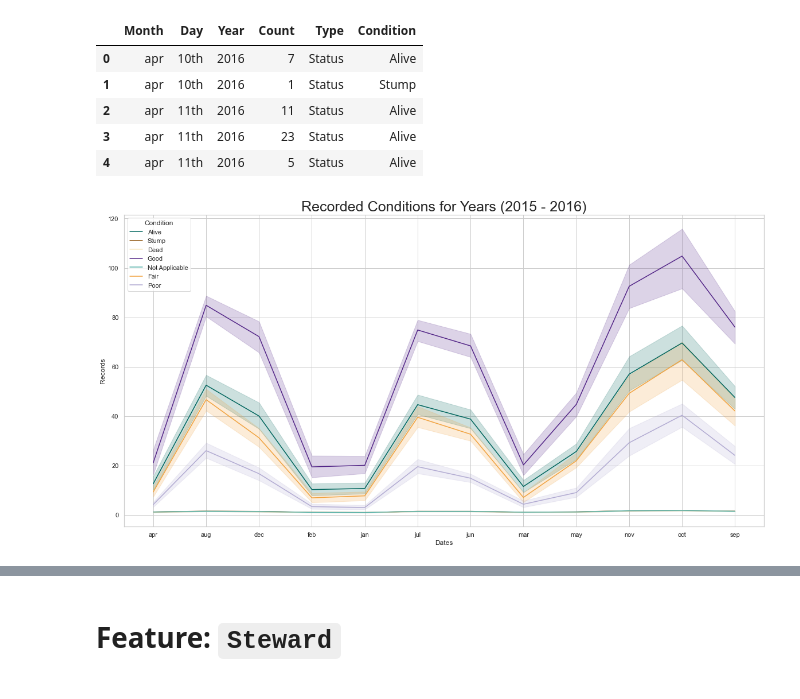
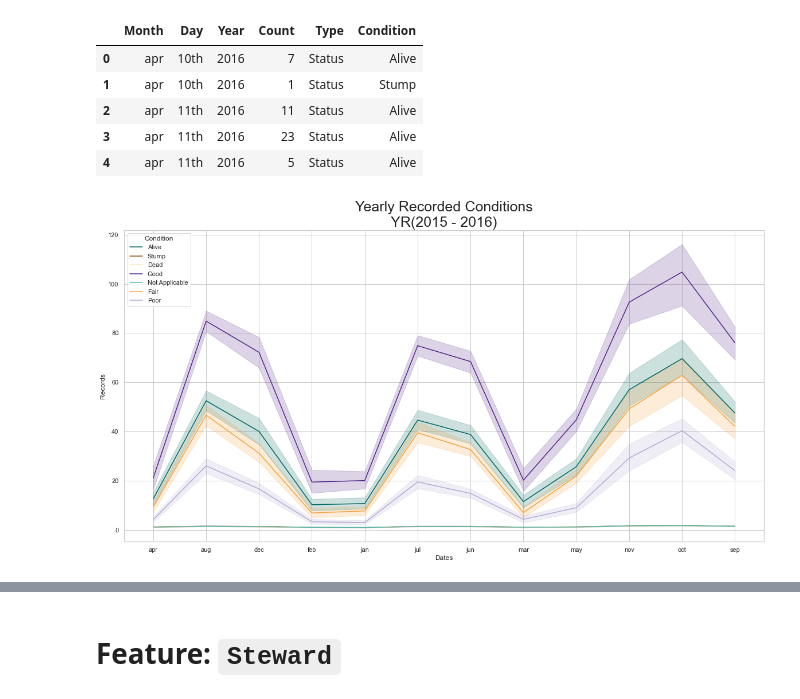
Before and after one commit to MarcellaHarr/ny_street-trees_2015, a Jupyter notebook: exploration-ny-street-trees.ipynb, the cells around one changed output, grey strips where cells are left out. Saved outputs shown, nothing was run; the diff lists cells and outputs as text; code cells hidden in the pictures.

```diff
--- a/exploration-ny-street-trees.ipynb
+++ b/exploration-ny-street-trees.ipynb
@@ -1433,14 +1548,23 @@ subsetFeats1.head()
 # %%
 # Calculate a mediam column of the counts per month/day/yr
 
-monthlyMed = subsetFeats1.groupby('Month')['Count'].median()
-subsetFeats1['Median_mth'] = subsetFeats1['Month'].map(monthlyMed)
+monthlyMed = subsetFeats1\
+                .groupby('Month')['Count']\
+                .median()
+subsetFeats1['Median_mth'] = subsetFeats1['Month']\
+                                         .map(monthlyMed)
 
-dailyMed = subsetFeats1.groupby('Day')['Count'].median()
-subsetFeats1['Median_day'] = subsetFeats1['Day'].map(dailyMed)
+dailyMed = subsetFeats1\
+                .groupby('Day')['Count']\
+                .median()
+subsetFeats1['Median_day'] = subsetFeats1['Day']\
+                                         .map(dailyMed)
 
-yearlyMed = subsetFeats1.groupby('Year')['Count'].median()
-subsetFeats1['Median_yr'] = subsetFeats1['Year'].map(yearlyMed)
+yearlyMed = subsetFeats1\
+                .groupby('Year')['Count']\
+                .median()
+subsetFeats1['Median_yr'] = subsetFeats1['Year']\
+                                        .map(yearlyMed)
 
 subsetFeats1.head()
 # %% [output]
@@ -1786,14 +1888,15 @@ datesConditions.head()
 # %%
 # Melt date & conditions
 
-datesConditions = datesConditions.melt(id_vars = ['Month',
-                                              'Day',
-                                              'Year',
-                                              'Count'],
-                               value_vars = ['Status',
-                                             'Health'],
-                               var_name = "Type",
-                               value_name = "Condition")
+datesConditions = datesConditions\
+                    .melt(id_vars = ['Month',
+                                     'Day',
+                                     'Year',
+                                     'Count'],
+                          value_vars = ['Status',
+                                        'Health'],
+                          var_name = "Type",
+                          value_name = "Condition")
 datesConditions.head()
 # %% [output]
 |  | Month | Day | Year | Count | Type | Condition |
@@ -1807,33 +1910,34 @@ datesConditions.head()
 
 # Set figsize
 fig, ax = plt.subplots(1, 1, figsize=(20, 10))
 
 
 # Plot
 sns.lineplot(data = datesConditions,
              x = 'Month',
              y = 'Count',
              hue = 'Condition',
              palette = ['#01665e',
                         '#8c510a',
                         '#f6e8c3',
                         '#542788',
                         '#5ab4ac',
                         '#f1a340',
                         '#b2abd2'])
 
 
 # Customize fig
 ax.set_xlabel('Dates')
 ax.set_ylabel('Records')
-plt.title('Recorded Conditions for Years (2015 - 2016)',
+plt.title('Yearly Recorded Conditions\nYR(2015 - 2016)',
            size = 25)
 
 
 # Save fig
-# plt.savefig("Recorded Conditions for Two Years")
+plt.savefig(r'D:\repos\github\ny_street-trees_2015\src\img\Recorded_Conditions_for_Two_Years.png',
+            facecolor='white')
 
 # Plot fig
 plt.show()
 # %% [output]
-[figure, old version]
+[figure, new version]
```
Also changed, not shown: parts of 109 cells of this notebook, 17 other files.
